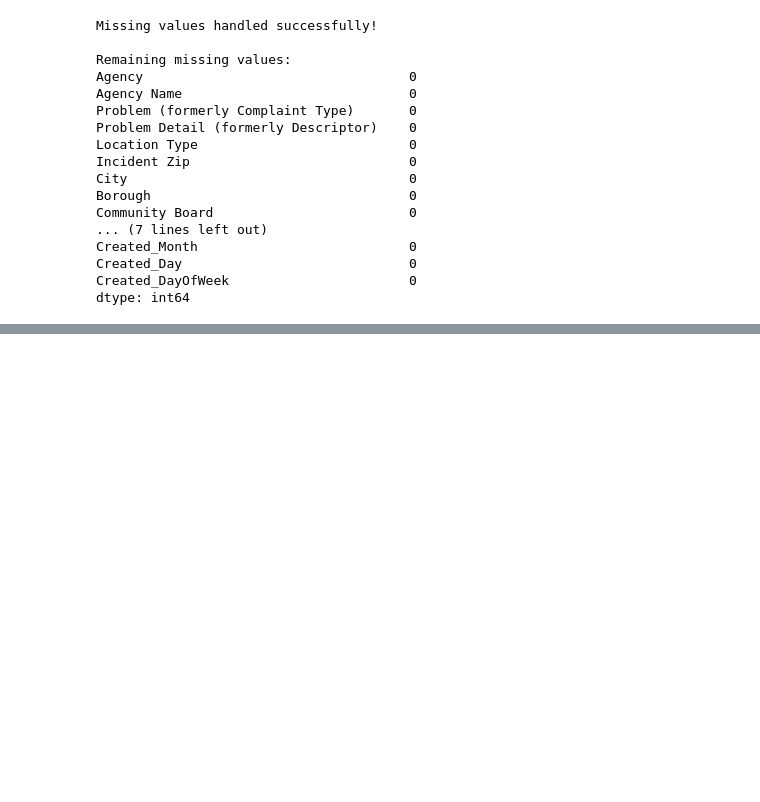
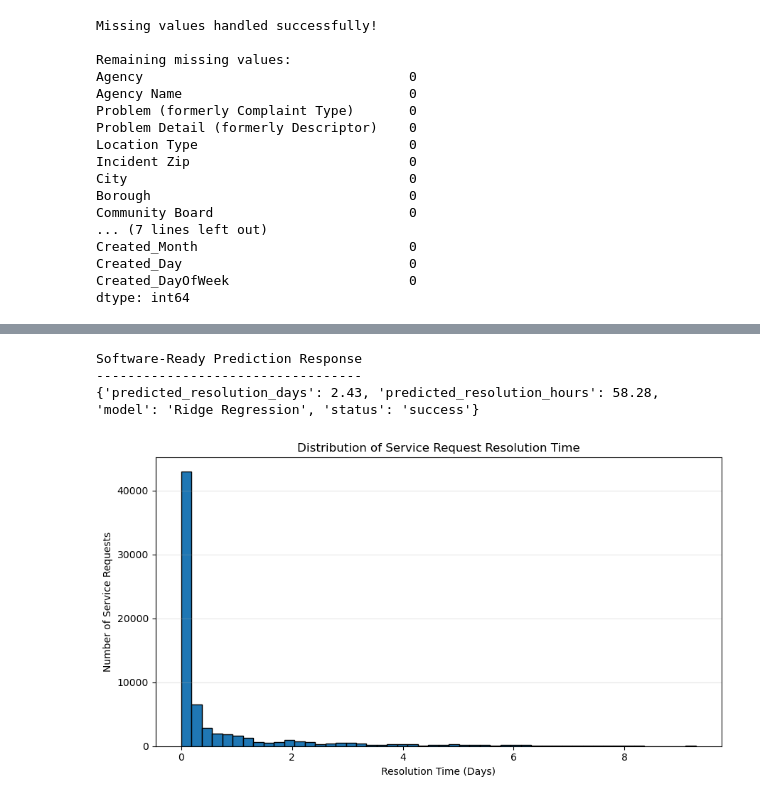
Before and after one commit to kumarpriyanshu1022006-droid/Urban-Service-Resolution-Intelligence-Platform, a Jupyter notebook: Urban_Resolution_Platform.ipynb, the cells around one changed output, grey strips where cells are left out. Cells and saved outputs as stored; diff of their text form; code cells hidden in the pictures; blank space fills up the shorter version.

```diff
--- a/Urban_Resolution_Platform.ipynb
+++ b/Urban_Resolution_Platform.ipynb
@@ -648,0 +815,53 @@ Maximum Error: 0.6214771864379174
+# %%
+# Step 18: Create Software-Ready Prediction Response
+
+def predict_service_request(input_data):
+    """
+    Predict resolution time and return
+    a software-friendly response.
+    """
+
+    prediction = predict_resolution_days(input_data)
+
+    response = {
+        "predicted_resolution_days": float(round(prediction, 2)),
+        "predicted_resolution_hours": float(round(prediction * 24, 2)),
+        "model": final_model_name,
+        "status": "success"
+    }
+
+    return response
+
+
+# Test the software-ready prediction
+result = predict_service_request(sample_request)
+
+print("Software-Ready Prediction Response")
+print("----------------------------------")
+print(result)
+# %% [output]
+Software-Ready Prediction Response
+----------------------------------
+{'predicted_resolution_days': 2.43, 'predicted_resolution_hours': 58.28, 'model': 'Ridge Regression', 'status': 'success'}
+# %%
+# Step 19: Resolution Time Distribution
+# .........................................Data Visualization Part......................................................
+import matplotlib.pyplot as plt
+
+plt.figure(figsize=(9, 5))
+
+plt.hist(
+    df_model["Resolution Days"],
+    bins=50,
+    edgecolor="black"
+)
+
+plt.xlabel("Resolution Time (Days)")
+plt.ylabel("Number of Service Requests")
+plt.title("Distribution of Service Request Resolution Time")
+
+plt.grid(axis="y", alpha=0.3)
+plt.tight_layout()
+plt.show()
+# %% [output]
+[figure, added]
```
Also changed, not shown: parts of 87 cells of this notebook.
